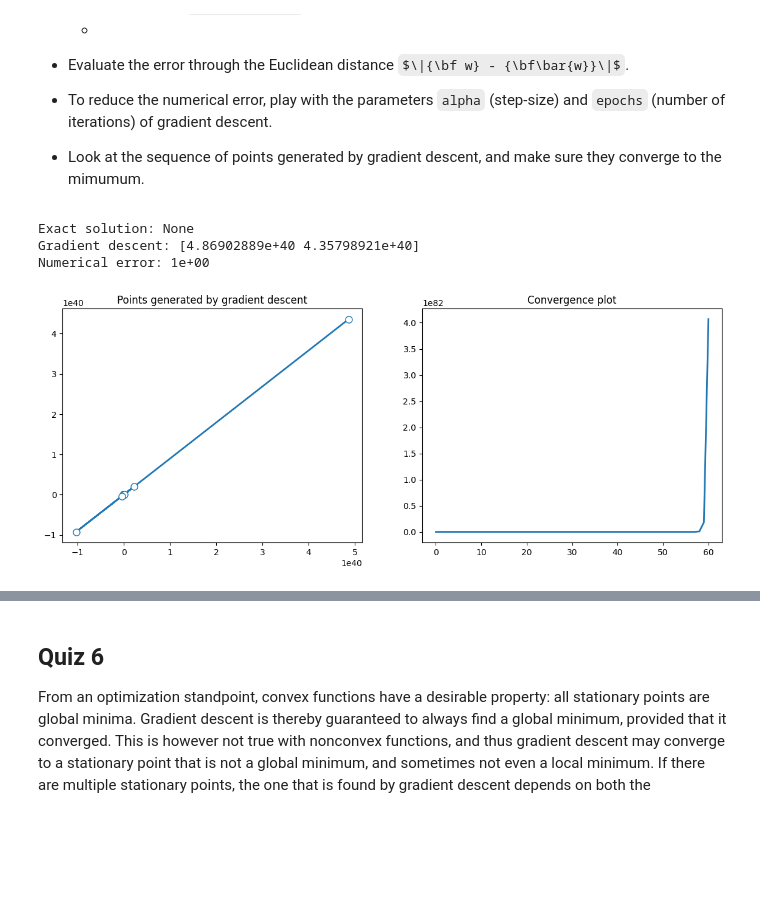
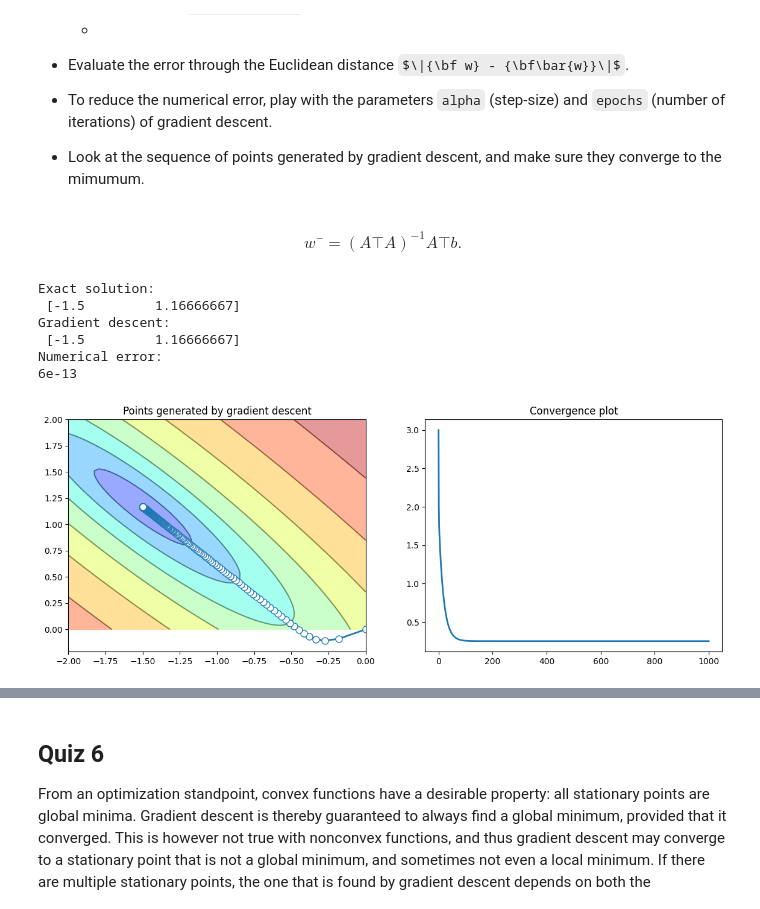
Before and after one commit to Aubert-Antoine/IGI-3013-Optimisation-et-introduction-IA, a Jupyter notebook: lab04/lab04.ipynb, the cells around one changed output, grey strips where cells are left out. Cells and saved outputs as stored; diff of their text form; code cells hidden in the pictures; some formulas as TeX source; blank space fills up the shorter version.

```diff
--- a/lab04/lab04.ipynb
+++ b/lab04/lab04.ipynb
@@ -419,12 +419,12 @@ w_bar = -1.23477
 #
 # HINT: Create the vector expected by 'cost_fun'. What should be the size of this vector?
 #
-init = np.array([3], dtype=float)
+init = np.array([1], dtype=float)
 
 
 # Answer 3b. Optimization
 
-w, history = gradient_descent(cost_fun=cost_fun, init=init, alpha=0.4, epochs=60)
+w, history = gradient_descent(cost_fun=cost_fun, init=init, alpha=0.4, epochs=100)
 
 
 # Answer 3c. Numerical error
@@ -505,49 +493,48 @@ One-dimensional functions are useful to gain insight on the inner working of gra
  - Evaluate the error through the Euclidean distance $\|{\bf w} - {\bf\bar{w}}\|$.
  - To reduce the numerical error, play with the parameters `alpha` (step-size) and `epochs` (number of iterations) of gradient descent.
  - Look at the sequence of points generated by gradient descent, and make sure they converge to the mimumum.
+# %% [markdown]
+$$w¯=(A⊤A)^{−1}A⊤b.$$
 # %%
 # Answer 1. Cost function
 def quadratic_function(w, A, b):
     w = np.array(w)
     J = (1/2)*(np.power(np.linalg.norm(A@w - b),2))
     return J
 
 # This is the actual cost function, where the arguments 'A' and 'b' are now fixed
 cost_fun = lambda w: quadratic_function(w, A, b)
 
 
 # Answer 2. Analytical solution
 A = np.array([[1.,2],[3,2],[1,1]])
 b = np.array([1.,-2, -1])
-w_bar = None # YOUR CODE HERE
+w_bar = np.linalg.inv(A.T@A)@(A.T@b)
+# TODO: check le cours ==}
+
+# Answer 3a. Initialization
+# HINT: Create the vector expected by 'cost_fun'. What should be the size of this vector?
+init = np.array([0,0], dtype=float) # YOUR CODE HERE
+
+# Answer 3b. Optimization
+w, history = gradient_descent(cost_fun=cost_fun, init=init, alpha=0.03, epochs=1000)
+
+# Answer 3c. Numerical error
+error = np.linalg.norm(w-w_bar) # YOUR CODE HERE
 
 
-# Answer 3a. Initialization
-#
-# HINT: Create the vector expected by 'cost_fun'. What should be the size of this vector?
-#
-init = np.array([2,1], dtype=float) # YOUR CODE HERE
-
-
-# Answer 3b. Optimization
-#
-w, history = gradient_descent(cost_fun=cost_fun, init=init, alpha=0.3, epochs=60)
-#
-
-
-# Answer 3c. Numerical error
-error = w # YOUR CODE HERE
-
-
-print('Exact solution:', w_bar)
-print('Gradient descent:', w)
-print('Numerical error: {:.0e}'.format(1))
+print('Exact solution: \n', w_bar)
+print('Gradient descent:\n', w)
+print('Numerical error: \n{:.0e}'.format(error))
 
 plot_history_2d(history, cost_fun, xlim=[-2,0], ylim=[0,2], zlim=[-1,1.5])
 # %% [output]
-Exact solution: None
-Gradient descent: [4.86902889e+40 4.35798921e+40]
-Numerical error: 1e+00
+Exact solution:
+ [-1.5         1.16666667]
+Gradient descent:
+ [-1.5         1.16666667]
+Numerical error:
+6e-13
-[figure, old version]
+[figure, new version]
 # %%
 ok.grade("convex_multi");
```
Also changed, not shown: parts of 7 cells of this notebook, 3 other files.
